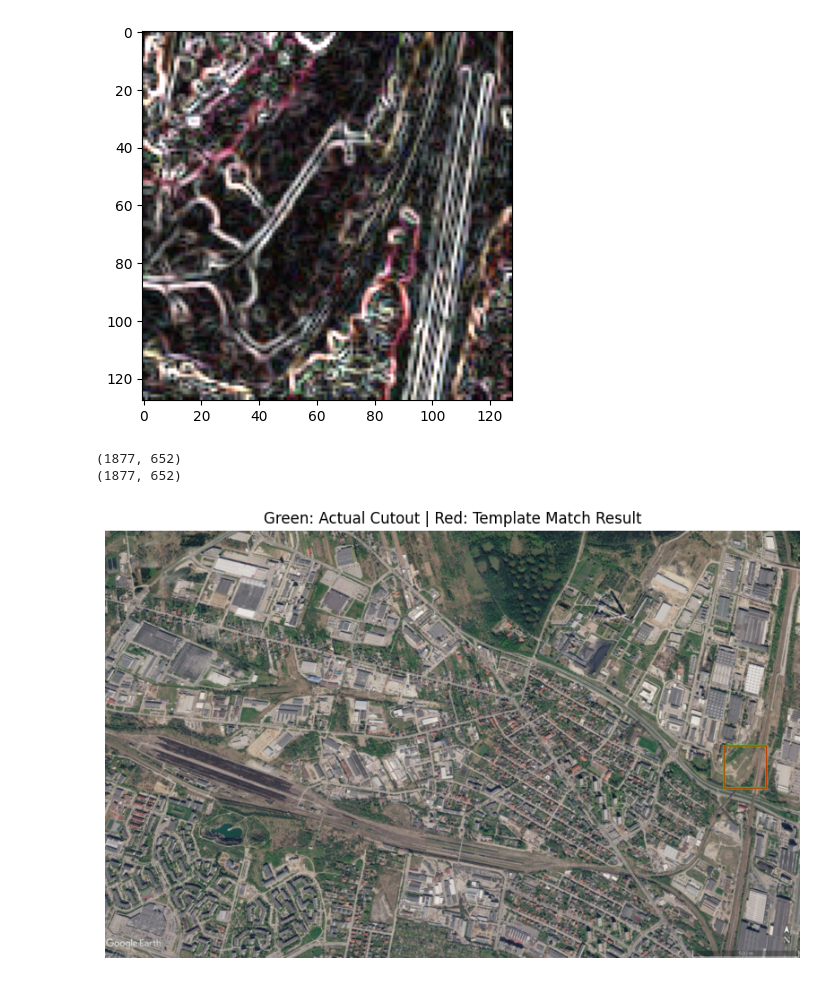
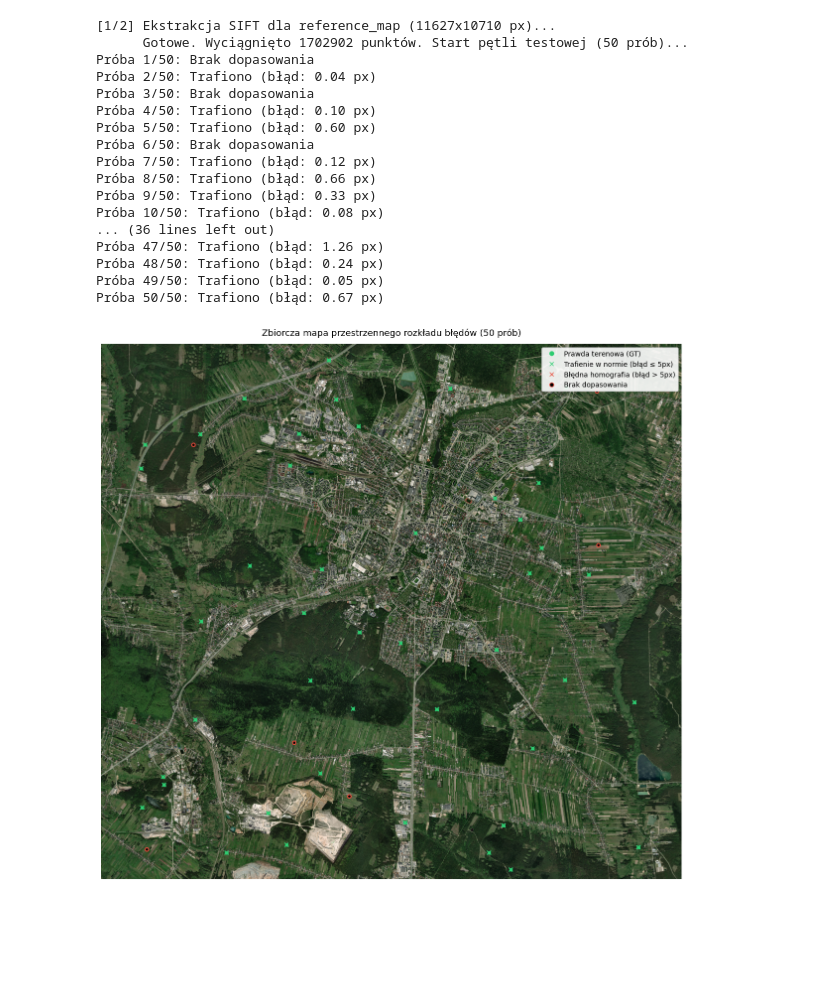
Before and after one commit to michal-szyba/dyp_jup, a Jupyter notebook: sample.ipynb, the cells around one changed output. Drawn from its saved outputs; the diff is of its cells as text; code cells hidden in the pictures; blank space fills up the shorter version.

```diff
--- a/sample.ipynb
+++ b/sample.ipynb
@@ -1,10 +1,9 @@
 # %%
-import cv2
-from uav import *
+from src.uav import *
 import matplotlib.pyplot as plt
-from filter import *
-from visualization import *
+from src.filter import *
+from src.visualization import visualize_batch_results_on_map
+from src.analysis import *
 
-
-mapa = cv2.imread('C:\\Programowanie\\Projekty Python\\dyp_jup\\data\\slichowice.png')
-uav, ground_truth = cutout(mapa)
+referencja = cv2.imread('data/kielce4.png')
+dron = cv2.imread('data/kielce4.png')
@@ -31,16 +10,21 @@ uav_sobel = sobel(uav)
-# %%
-plt.imshow(cv2.cvtColor(uav_sobel, cv2.COLOR_BGR2RGB))
-plt.show()
-# %% [output]
-[figure, removed]
-# %%
-location = locate(mapa_sobel, uav_sobel)
-print(location[0])
-print(ground_truth)
-# %% [output]
-(1877, 652)
-(1877, 652)
-# %%
-visualize_comparison(mapa, uav, ground_truth, location[0])
-# %% [output]
-[figure, removed]
+# %%
+visualize_batch_results_on_map(dron, referencja, num_tests=50)
+# %% [output]
+[1/2] Ekstrakcja SIFT dla reference_map (11627x10710 px)...
+      Gotowe. Wyciągnięto 1702902 punktów. Start pętli testowej (50 prób)...
+Próba 1/50: Brak dopasowania
+Próba 2/50: Trafiono (błąd: 0.04 px)
+Próba 3/50: Brak dopasowania
+Próba 4/50: Trafiono (błąd: 0.10 px)
+Próba 5/50: Trafiono (błąd: 0.60 px)
+Próba 6/50: Brak dopasowania
+Próba 7/50: Trafiono (błąd: 0.12 px)
+Próba 8/50: Trafiono (błąd: 0.66 px)
+Próba 9/50: Trafiono (błąd: 0.33 px)
+Próba 10/50: Trafiono (błąd: 0.08 px)
+... (36 lines left out)
+Próba 47/50: Trafiono (błąd: 1.26 px)
+Próba 48/50: Trafiono (błąd: 0.24 px)
+Próba 49/50: Trafiono (błąd: 0.05 px)
+Próba 50/50: Trafiono (błąd: 0.67 px)
+[figure, added]
```
Also changed, not shown: parts of 5 cells of this notebook, 8 other files.
